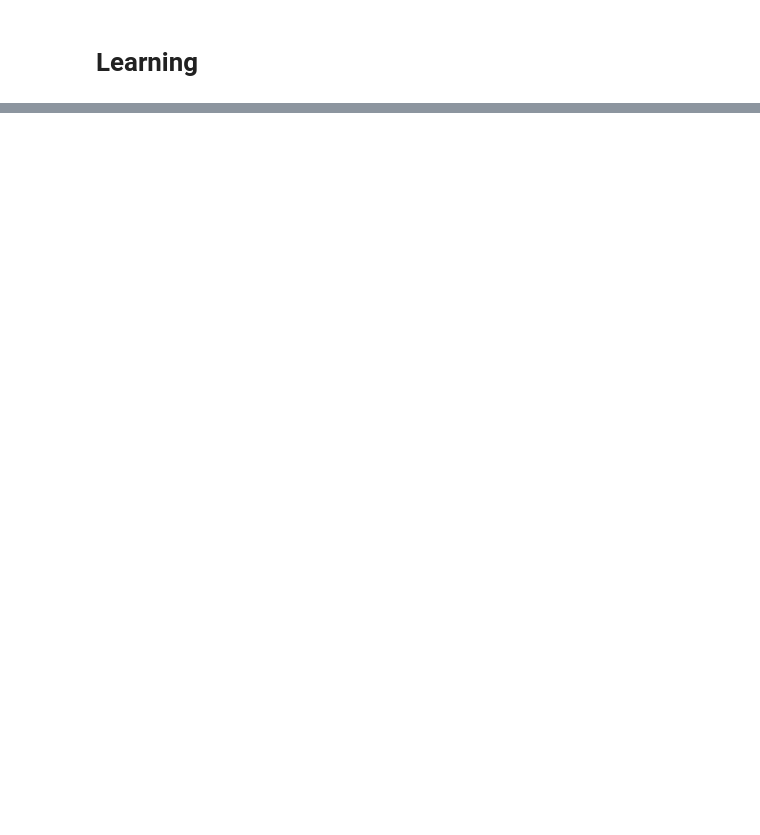
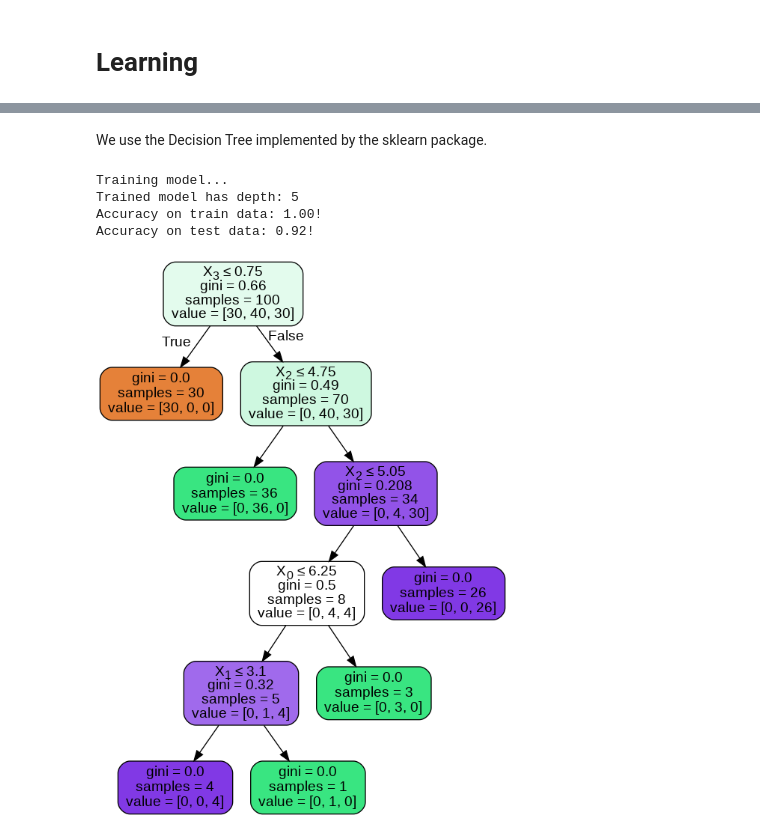
Before and after one commit to peterjsadowski/ics235, a Jupyter notebook: tutorials/01_Jupyter.ipynb, the cells around one changed output, grey strips where cells are left out. Drawn from its saved outputs; the diff is of its cells as text; code cells hidden in the pictures; blank space fills up the shorter version.

```diff
--- a/tutorials/01_Jupyter.ipynb
+++ b/tutorials/01_Jupyter.ipynb
@@ -167,0 +165,28 @@ yhat
+# %% [markdown]
+We use the Decision Tree implemented by the sklearn package.
+# %%
+import sklearn
+import sklearn.tree
+model = sklearn.tree.DecisionTreeClassifier(random_state=1,
+                                            criterion='gini',
+                                            max_depth=None,
+                                            min_samples_split=2,
+                                            min_samples_leaf=1,
+                                            max_leaf_nodes=10000,
+                                            min_impurity_decrease=0.,
+                                            )
+print('Training model...')
+model.fit(Xtrain, Ytrain)
+print(f'Trained model has depth: {model.get_depth()}')
+accuracy = np.mean(model.predict(Xtrain) == Ytrain)
+print(f'Accuracy on train data: {accuracy:0.2f}!')
+accuracy = np.mean(model.predict(Xtest) == Ytest)
+print(f'Accuracy on test data: {accuracy:0.2f}!')
+
+visualize(model)
+# %% [output]
+Training model...
+Trained model has depth: 5
+Accuracy on train data: 1.00!
+Accuracy on test data: 0.92!
+[figure, added]
```
Also changed, not shown: parts of 12 cells of this notebook.
